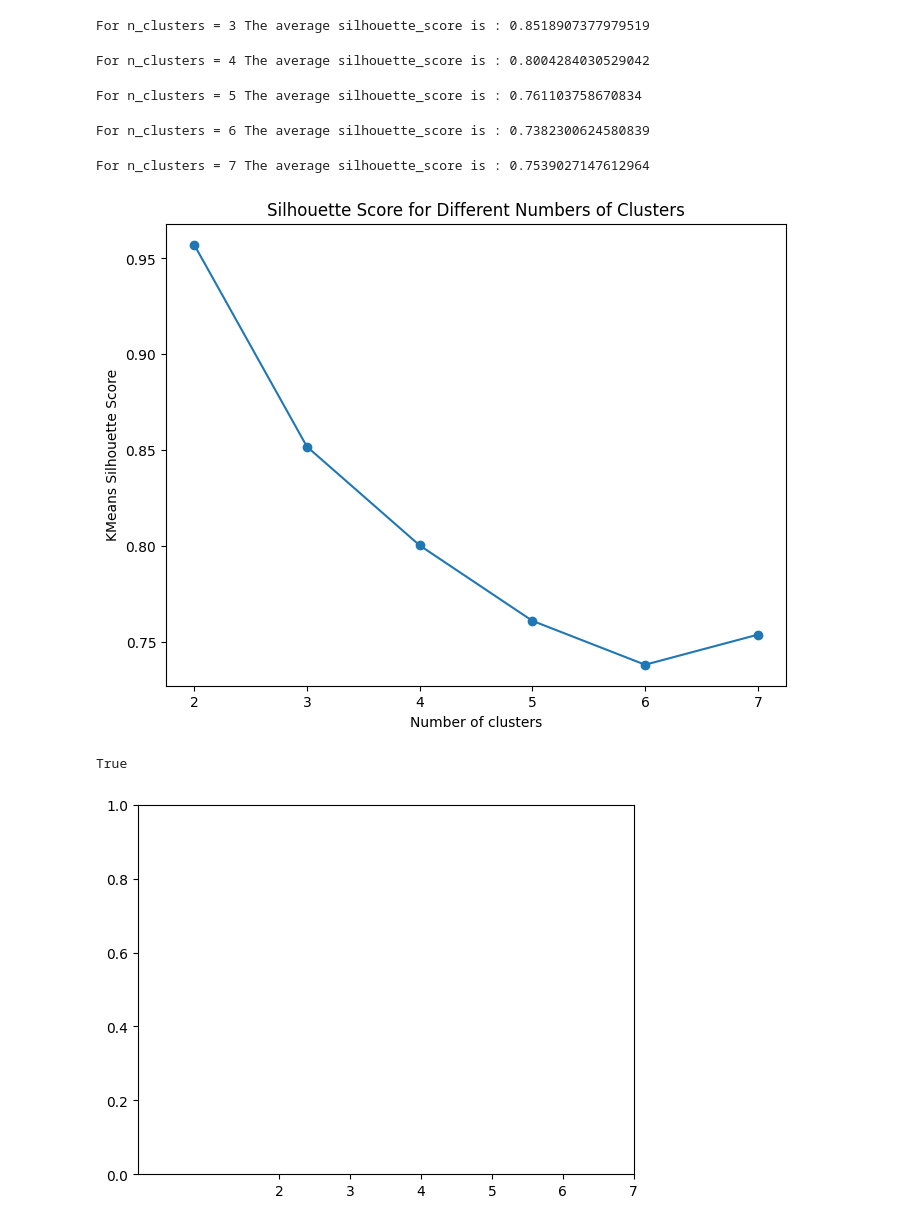
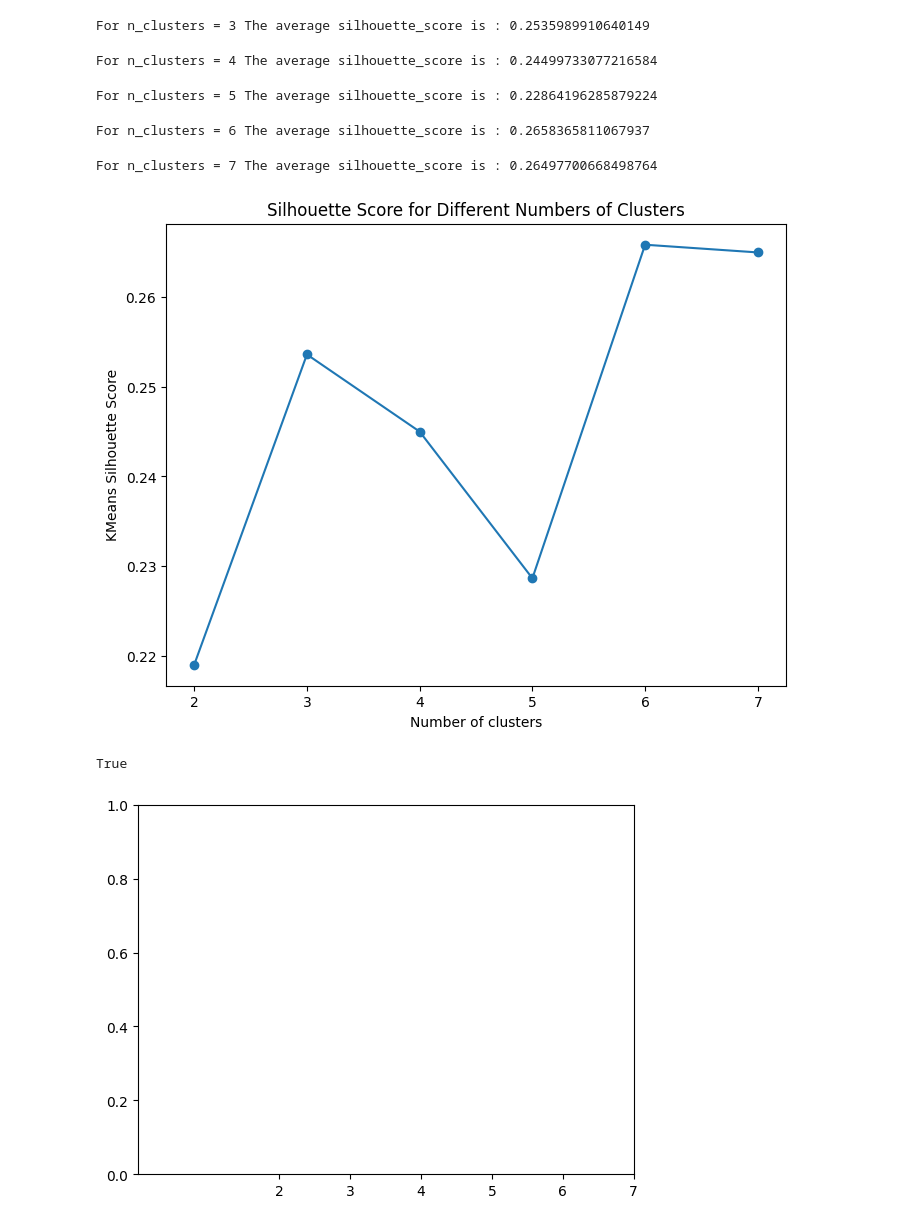
Before and after one commit to Statapp-CANAL/Statapp-CANAL, a Jupyter notebook: Data_operations/test.ipynb, the cells around one changed output. Saved outputs shown, nothing was run; the diff lists cells and outputs as text; code cells hidden in the pictures.

```diff
--- a/Data_operations/test.ipynb
+++ b/Data_operations/test.ipynb
@@ -198,7 +198,7 @@ def visualize_silhouette_datas_all(filename, columns, range_n_clusters, data_pat
 
     silhouette_scores = []
 
-    with PdfPages(data_path_results + "silhouettes_scores_plusabo.pdf") as pdf:
+    with PdfPages(data_path_results + "silhouettes_scores_sansdiff5.pdf") as pdf:
         for n_clusters in range_n_clusters:
 
             # Initialize the clusterer with n_clusters value and a random generator
@@ -214,7 +214,7 @@ def visualize_silhouette_datas_all(filename, columns, range_n_clusters, data_pat
                                              clusterer.labels_, data_id_abo)
 
             # Write cluster DataFrame to Excel
-            save_to_csv_file(df_cluster, data_path_results + "cluster_" + str(n_clusters) + ".csv")
+            save_to_csv_file(df_cluster, data_path_results + "cluster_sansdiff5" + str(n_clusters) + ".csv")
 
             cluster_labels = clusterer.fit_predict(data)
 
@@ -376,9 +376,13 @@ def trace_silhouette_scores(silhouette_scores, abscisses):
     return True
 # %%
 trace_silhouette_scores(visualize_silhouette_datas_all(path_antoine + "fusion_table_score_v1.csv",
-                                                       ['ODD 15 jours TC_MEAN_TIME_DIFF'],
+                                                       ['Autres_n_REABOS', 'ODD 15 jours EV+_n_REABOS',
+       'ODD 15 jours TC_n_REABOS', 'ODD 21 jours TC_n_REABOS',
+       'ODD 30 jours EV+_n_REABOS', 'ODD 30 jours TC_n_REABOS',
+       'ODD 7 jours autre que SG_n_REABOS', 'PAS_ODD_n_REABOS',
+       'Semaine genéreuse_n_REABOS'],
                                                        [2, 3, 4, 5, 6, 7],
-                                                       path_antoine + "Clustering_results/ODD15j TC DIFF/"), [2, 3, 4, 5, 6, 7])
+                                                       path_antoine + "Clustering_results/Total test/"), [2, 3, 4, 5, 6, 7])
 # %% [output]
 A value is trying to be set on a copy of a slice from a DataFrame
 
@@ -388,9 +392,9 @@ For n_clusters = 2 The average silhouette_score is : 0.9571478991793675
-For n_clusters = 3 The average silhouette_score is : 0.8518907377979519
+For n_clusters = 3 The average silhouette_score is : 0.2535989910640149
-For n_clusters = 4 The average silhouette_score is : 0.8004284030529042
+For n_clusters = 4 The average silhouette_score is : 0.24499733077216584
-For n_clusters = 5 The average silhouette_score is : 0.761103758670834
+For n_clusters = 5 The average silhouette_score is : 0.22864196285879224
-For n_clusters = 6 The average silhouette_score is : 0.7382300624580839
+For n_clusters = 6 The average silhouette_score is : 0.2658365811067937
-For n_clusters = 7 The average silhouette_score is : 0.7539027147612964
+For n_clusters = 7 The average silhouette_score is : 0.26497700668498764
-[figure, old version]
+[figure, new version]
 True
 [figure]
 # %%
```
Also changed, not shown: parts of 5 cells of this notebook.
